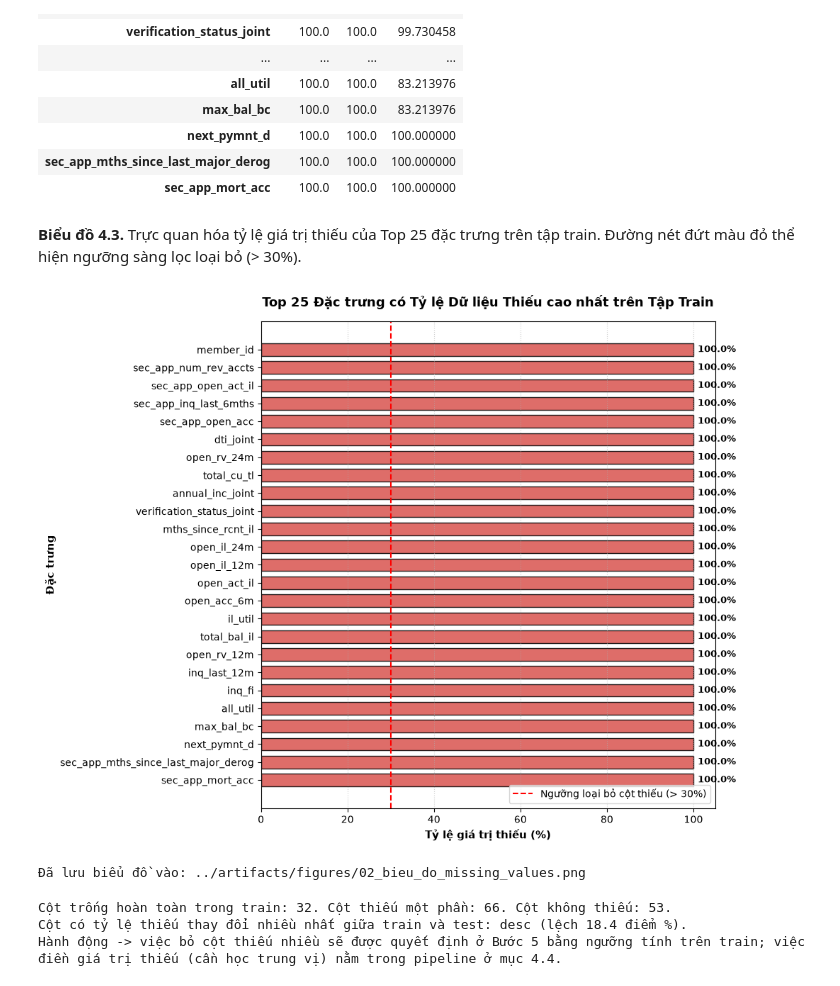
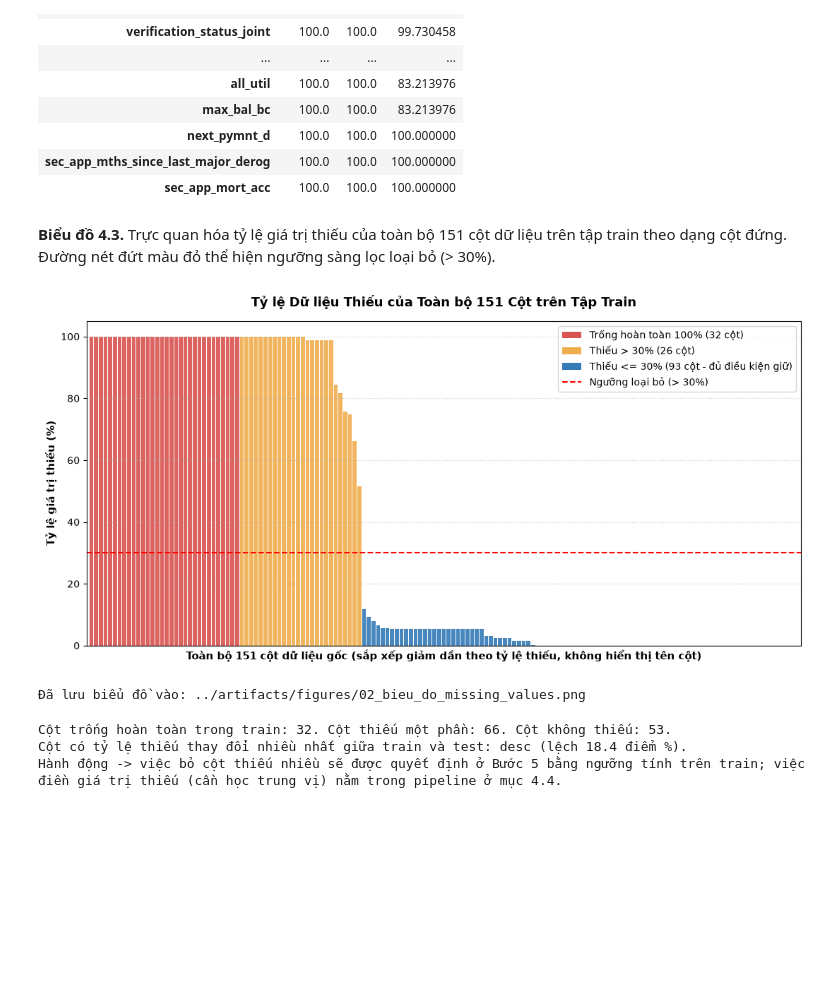
Before and after one commit to Eliza516/Lending-Club-Credit-Scoring, a Jupyter notebook: notebooks/02_lam_sach_va_feature.ipynb, the cells around one changed output. Saved outputs shown, nothing was run; the diff lists cells and outputs as text; code cells hidden in the pictures; blank space fills up the shorter version.

Commit message:
feat(notebook-02): update missing values chart to vertical bar showing all 151 columns without feature names

```diff
--- a/notebooks/02_lam_sach_va_feature.ipynb
+++ b/notebooks/02_lam_sach_va_feature.ipynb
@@ -241,33 +241,45 @@ missing_table.sort_values("train_%", ascending=False).head(25)
 | sec_app_mths_since_last_major_derog | 100.0 | 100.0 | 100.000000 |
 | sec_app_mort_acc | 100.0 | 100.0 | 100.000000 |
 # %% [markdown]
-**Biểu đồ 4.3.** Trực quan hóa tỷ lệ giá trị thiếu của Top 25 đặc trưng trên tập train. Đường nét đứt màu đỏ thể hiện ngưỡng sàng lọc loại bỏ (> 30%).
+**Biểu đồ 4.3.** Trực quan hóa tỷ lệ giá trị thiếu của toàn bộ 151 cột dữ liệu trên tập train theo dạng cột đứng. Đường nét đứt màu đỏ thể hiện ngưỡng sàng lọc loại bỏ (> 30%).
 # %%
-top_missing = missing_table["train_%"].sort_values(ascending=False).head(25)
+from matplotlib.patches import Patch
 
-fig, ax = plt.subplots(figsize=(10, 8))
-colors = ['#d9534f' if v == 100 else ('#f0ad4e' if v > 30 else '#337ab7') for v in top_missing]
-bars = ax.barh(top_missing.index[::-1], top_missing.values[::-1], color=colors[::-1], edgecolor='black', alpha=0.85, height=0.7)
+missing_all = missing_table["train_%"].sort_values(ascending=False)
 
-ax.axvline(30, color='red', linestyle='--', linewidth=1.5, label='Ngưỡng loại bỏ cột thiếu (> 30%)')
-ax.set_xlabel('Tỷ lệ giá trị thiếu (%)', fontsize=11, fontweight='bold')
-ax.set_ylabel('Đặc trưng', fontsize=11, fontweight='bold')
-ax.set_title('Top 25 Đặc trưng có Tỷ lệ Dữ liệu Thiếu cao nhất trên Tập Train', fontsize=13, fontweight='bold', pad=15)
-ax.set_xlim(0, 105)
-ax.grid(axis='x', linestyle=':', alpha=0.6)
+fig, ax = plt.subplots(figsize=(11, 5.5))
+colors = ['#d9534f' if v == 100 else ('#f0ad4e' if v > 30 else '#337ab7') for v in missing_all]
 
-for bar in bars:
-    w = bar.get_width()
-    ax.text(w + 1, bar.get_y() + bar.get_height()/2, f'{w:.1f}%', va='center', fontsize=9, fontweight='bold')
+bars = ax.bar(range(len(missing_all)), missing_all.values, color=colors, width=0.85, edgecolor='none', alpha=0.9)
 
-ax.legend(loc='lower right', frameon=True, fontsize=10)
+ax.axhline(30, color='red', linestyle='--', linewidth=1.5, label='Ngưỡng loại bỏ cột thiếu (> 30%)')
+ax.set_xlabel(f'Toàn bộ {len(missing_all)} cột dữ liệu gốc (sắp xếp giảm dần theo tỷ lệ thiếu, không hiển thị tên cột)', fontsize=11, fontweight='bold')
+ax.set_ylabel('Tỷ lệ giá trị thiếu (%)', fontsize=11, fontweight='bold')
+ax.set_title(f'Tỷ lệ Dữ liệu Thiếu của Toàn bộ {len(missing_all)} Cột trên Tập Train', fontsize=13, fontweight='bold', pad=15)
+ax.set_ylim(0, 105)
+ax.set_xlim(-1, len(missing_all))
+ax.set_xticks([])
+ax.grid(axis='y', linestyle=':', alpha=0.6)
+
+n_100 = int((missing_all == 100).sum())
+n_gt30 = int(((missing_all > 30) & (missing_all < 100)).sum())
+n_le30 = int((missing_all <= 30).sum())
+
+legend_elements = [
+    Patch(facecolor='#d9534f', label=f'Trống hoàn toàn 100% ({n_100} cột)'),
+    Patch(facecolor='#f0ad4e', label=f'Thiếu > 30% ({n_gt30} cột)'),
+    Patch(facecolor='#337ab7', label=f'Thiếu <= 30% ({n_le30} cột - đủ điều kiện giữ)'),
+    plt.Line2D([0], [0], color='red', linestyle='--', linewidth=1.5, label='Ngưỡng loại bỏ (> 30%)')
+]
+ax.legend(handles=legend_elements, loc='upper right', frameon=True, fontsize=10)
+
 plt.tight_layout()
 fig_missing_path = FIG_DIR / "02_bieu_do_missing_values.png"
 plt.savefig(fig_missing_path, dpi=150, bbox_inches='tight')
 plt.show()
 print(f"Đã lưu biểu đồ vào: {fig_missing_path}")
 # %% [output]
-[figure, old version]
+[figure, new version]
 Đã lưu biểu đồ vào: ../artifacts/figures/02_bieu_do_missing_values.png
 # %%
 n_all_empty = (missing_table["train_%"] == 100).sum()
```
